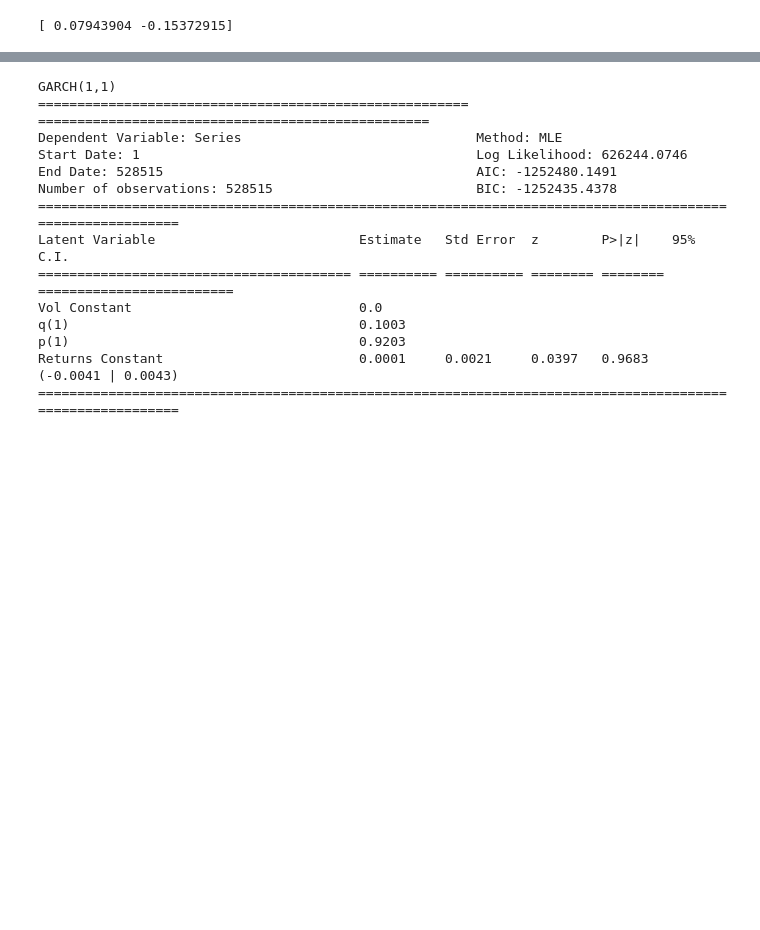
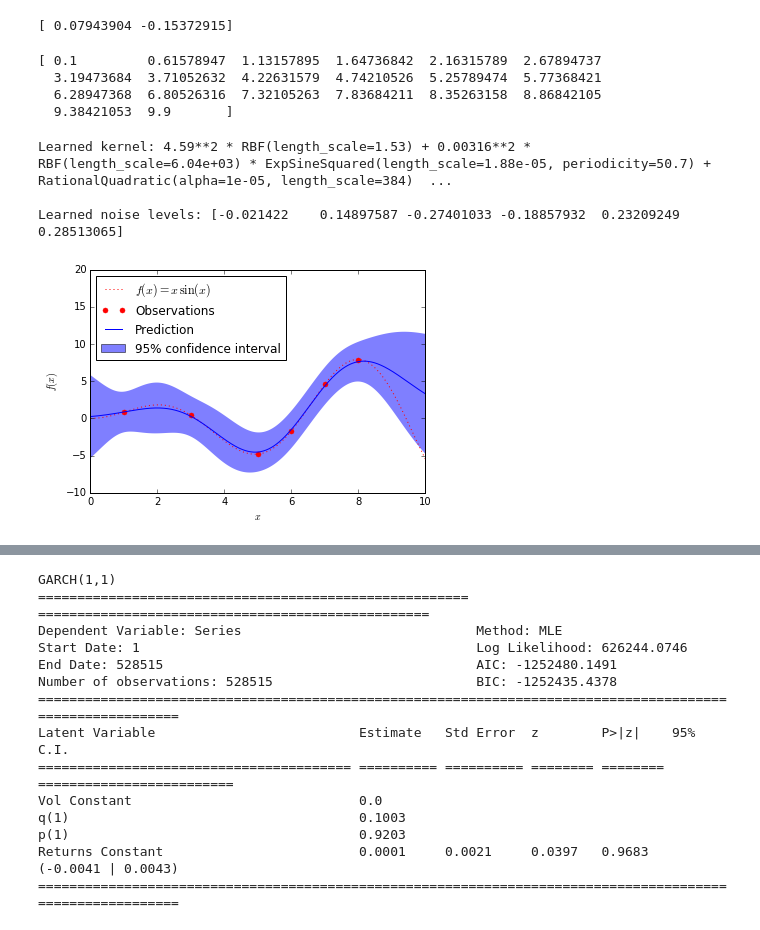
Before and after one commit to weilai0980/mixture_models_crypto, a Jupyter notebook: stats_ts_models.ipynb, the cells around one changed output, grey strips where cells are left out. Cells and saved outputs as stored; diff of their text form; code cells hidden in the pictures; blank space fills up the shorter version.

```diff
--- a/stats_ts_models.ipynb
+++ b/stats_ts_models.ipynb
@@ -123,0 +203,79 @@ yhat_ts, rmse = roll_prediction_arimax( xtrain, extrain, xtest, extest, 1016, (1
+# %%
+X = np.linspace(0.1, 9.9, 20)
+print X
+# %% [output]
+[ 0.1         0.61578947  1.13157895  1.64736842  2.16315789  2.67894737
+  3.19473684  3.71052632  4.22631579  4.74210526  5.25789474  5.77368421
+  6.28947368  6.80526316  7.32105263  7.83684211  8.35263158  8.86842105
+  9.38421053  9.9       ]
+# %%
+import numpy as np
+from matplotlib import pyplot as plt
+
+from sklearn.gaussian_process import GaussianProcessRegressor
+from sklearn.gaussian_process.kernels import *
+
+np.random.seed(1)
+
+def f(x):
+    """The function to predict."""
+    return x * np.sin(x)
+
+# ----------------------------------------------------------------------
+#  First the noiseless case
+X = np.atleast_2d([1., 3., 5., 6., 7., 8.]).T
+
+# Observations
+y = f(X).ravel()
+
+# Mesh the input space for evaluations of the real function, the prediction and
+# its MSE
+x = np.atleast_2d(np.linspace(0, 10, 1000)).T
+
+
+# Instanciate a Gaussian Process model
+# kernel = ConstantKernel(1.0, (1e-3, 1e3)) * RBF(10, (1e-2, 1e2))
+
+kernel = 1.0*RBF(length_scale=41.8) + 1.0*RBF(length_scale=180) * ExpSineSquared(length_scale=1.44, periodicity=1) \
++ RationalQuadratic(alpha=17.7, length_scale=0.957) +  RBF(length_scale=0.138) + WhiteKernel(noise_level=0.0336)
+
+alpha_y = np.asarray([0.001]*np.shape(y)[0])
+
+gp = GaussianProcessRegressor(kernel = kernel, n_restarts_optimizer=9, alpha = alpha_y, optimizer = 'fmin_l_bfgs_b')
+
+# Fit to data using Maximum Likelihood Estimation of the parameters
+gp.fit(X, y)
+
+
+# Make the prediction on the meshed x-axis (ask for MSE as well)
+y_pred, sigma = gp.predict(x, return_std=True)
+
+
+# Plot the function, the prediction and the 95% confidence interval based on
+# the MSE
+fig = plt.figure()
+plt.plot(x, f(x), 'r:', label=u'$f(x) = x\,\sin(x)$')
+plt.plot(X, y, 'r.', markersize=10, label=u'Observations')
+plt.plot(x, y_pred, 'b-', label=u'Prediction')
+plt.fill(np.concatenate([x, x[::-1]]),
+         np.concatenate([y_pred - 1.9600 * sigma,
+                        (y_pred + 1.9600 * sigma)[::-1]]),
+         alpha=.5, fc='b', ec='None', label='95% confidence interval')
+plt.xlabel('$x$')
+plt.ylabel('$f(x)$')
+plt.ylim(-10, 20)
+plt.legend(loc='upper left')
+
+
+# print ' !! parameters:'
+# params = gp.get_params()
+# for key in sorted(params): print("%s : %s" % (key, params[key]))
+
+print("\nLearned kernel: %s" % gp.kernel_)
+
+print("\nLearned noise levels: %s" % gp.alpha_)
+# %% [output]
+Learned kernel: 4.59**2 * RBF(length_scale=1.53) + 0.00316**2 * RBF(length_scale=6.04e+03) * ExpSineSquared(length_scale=1.88e-05, periodicity=50.7) + RationalQuadratic(alpha=1e-05, length_scale=384)  ...
+
+Learned noise levels: [-0.021422    0.14897587 -0.27401033 -0.18857932  0.23209249  0.28513065]
+[figure, added]
```
Also changed, not shown: parts of 6 cells of this notebook, 24 other files.
